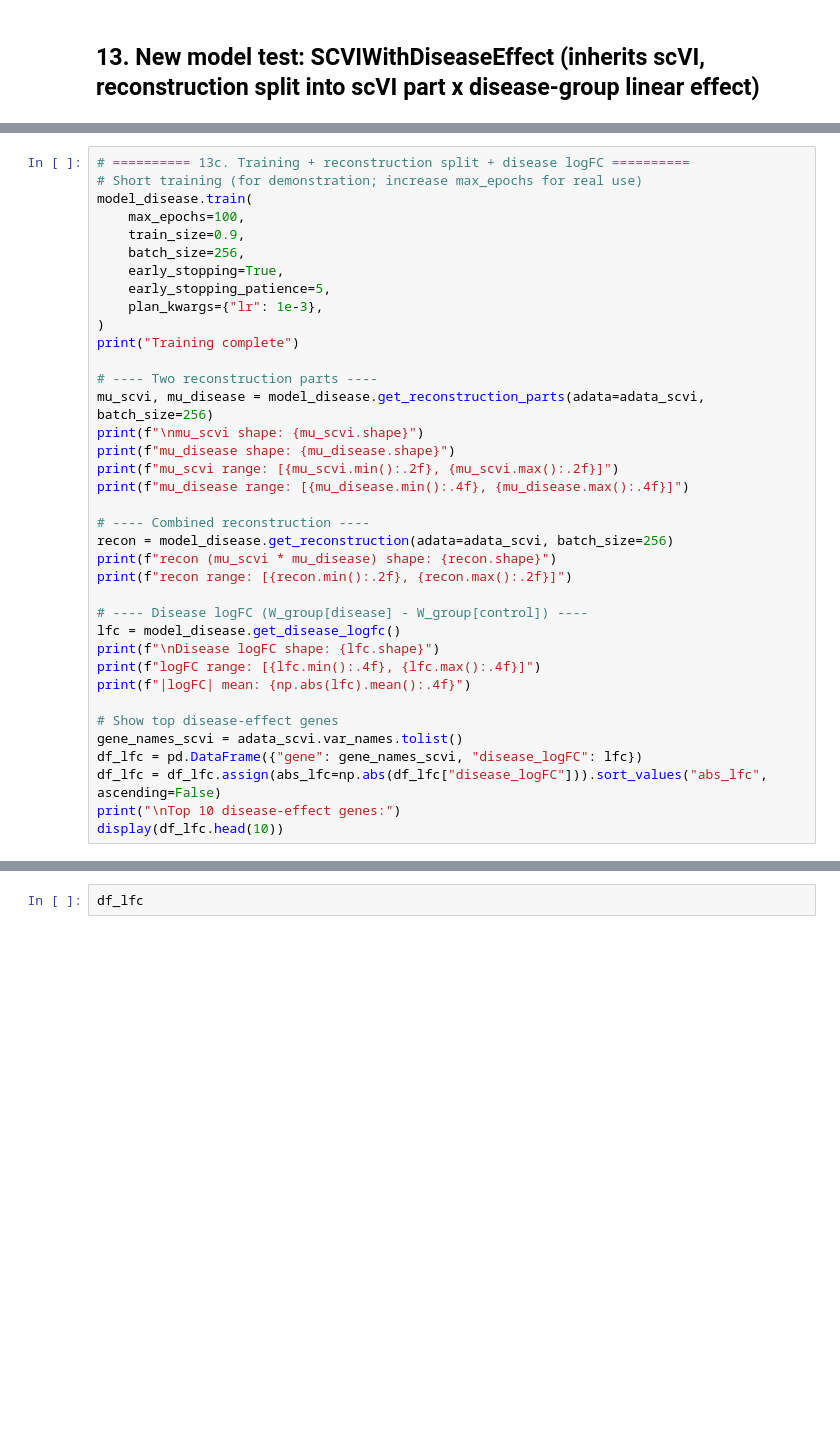
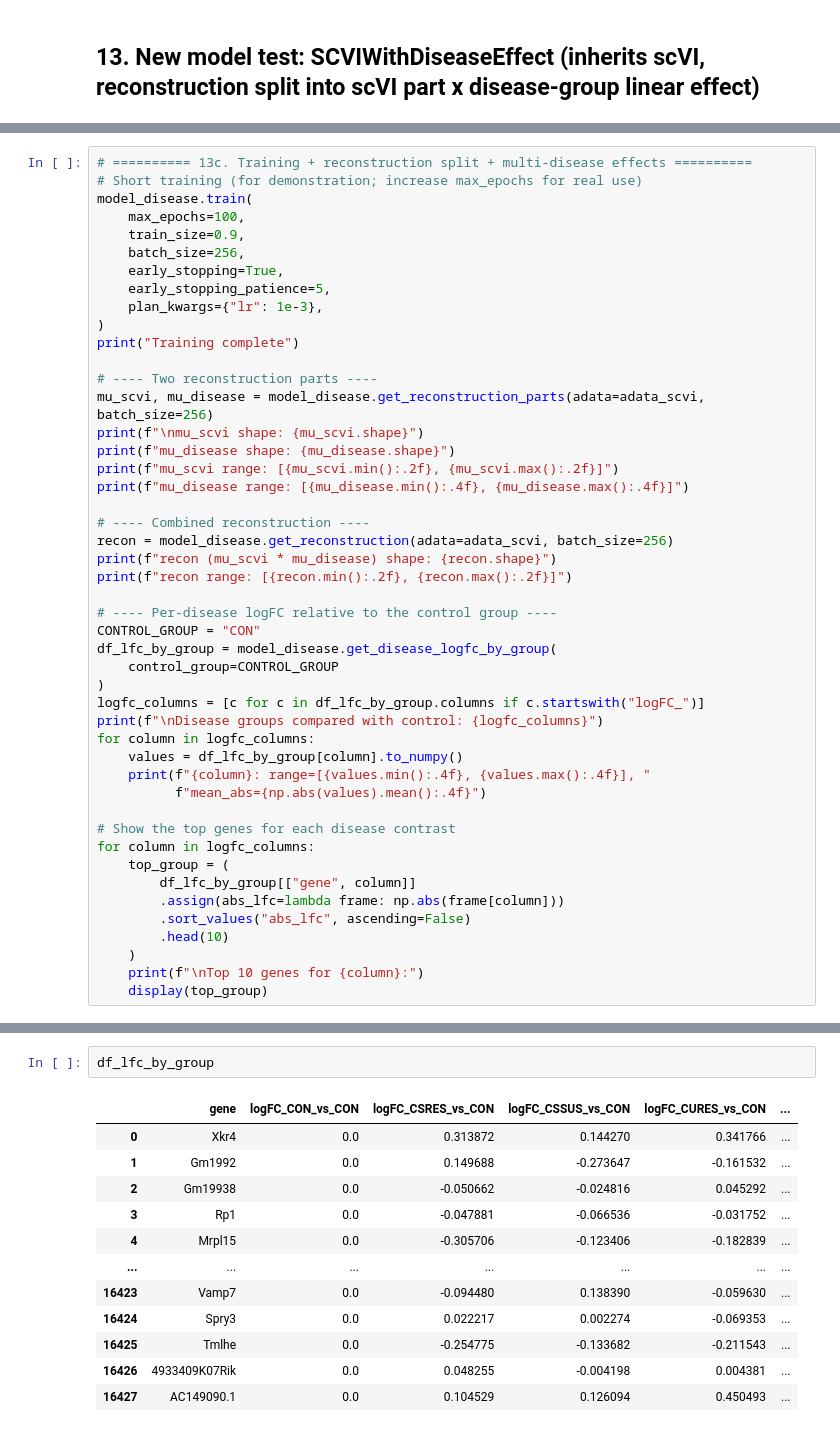
Before and after one commit to juychen/RUVDEG, a Jupyter notebook: testRUVVAE_ZINB.ipynb, the cells around one changed output, grey strips where cells are left out. Drawn from its saved outputs; the diff is of its cells as text; blank space fills up the shorter version.

```diff
--- a/testRUVVAE_ZINB.ipynb
+++ b/testRUVVAE_ZINB.ipynb
@@ -371,5 +476,5 @@ for tensors in scdl:
 # %%
-# ========== 13c. Training + reconstruction split + disease logFC ==========
+# ========== 13c. Training + reconstruction split + multi-disease effects ==========
 # Short training (for demonstration; increase max_epochs for real use)
 model_disease.train(
     max_epochs=100,
@@ -393,15 +498,25 @@ recon = model_disease.get_reconstruction(adata=adata_scvi, batch_size=256)
 print(f"recon (mu_scvi * mu_disease) shape: {recon.shape}")
 print(f"recon range: [{recon.min():.2f}, {recon.max():.2f}]")
 
-# ---- Disease logFC (W_group[disease] - W_group[control]) ----
-lfc = model_disease.get_disease_logfc()
-print(f"\nDisease logFC shape: {lfc.shape}")
-print(f"logFC range: [{lfc.min():.4f}, {lfc.max():.4f}]")
-print(f"|logFC| mean: {np.abs(lfc).mean():.4f}")
+# ---- Per-disease logFC relative to the control group ----
+CONTROL_GROUP = "CON"
+df_lfc_by_group = model_disease.get_disease_logfc_by_group(
+    control_group=CONTROL_GROUP
+)
+logfc_columns = [c for c in df_lfc_by_group.columns if c.startswith("logFC_")]
+print(f"\nDisease groups compared with control: {logfc_columns}")
+for column in logfc_columns:
+    values = df_lfc_by_group[column].to_numpy()
+    print(f"{column}: range=[{values.min():.4f}, {values.max():.4f}], "
+          f"mean_abs={np.abs(values).mean():.4f}")
 
-# Show top disease-effect genes
-gene_names_scvi = adata_scvi.var_names.tolist()
-df_lfc = pd.DataFrame({"gene": gene_names_scvi, "disease_logFC": lfc})
-df_lfc = df_lfc.assign(abs_lfc=np.abs(df_lfc["disease_logFC"])).sort_values("abs_lfc", ascending=False)
-print("\nTop 10 disease-effect genes:")
-display(df_lfc.head(10))
+# Show the top genes for each disease contrast
+for column in logfc_columns:
+    top_group = (
+        df_lfc_by_group[["gene", column]]
+        .assign(abs_lfc=lambda frame: np.abs(frame[column]))
+        .sort_values("abs_lfc", ascending=False)
+        .head(10)
+    )
+    print(f"\nTop 10 genes for {column}:")
+    display(top_group)
@@ -452,2 +589,15 @@ print("✓ Disease logFC = W_group[disease] - W_group[control]")
 # %%
-df_lfc
+df_lfc_by_group
+# %% [output]
+|  | gene | logFC_CON_vs_CON | logFC_CSRES_vs_CON | logFC_CSSUS_vs_CON | logFC_CURES_vs_CON | ... |
+| 0 | Xkr4 | 0.0 | 0.313872 | 0.144270 | 0.341766 | ... |
+| 1 | Gm1992 | 0.0 | 0.149688 | -0.273647 | -0.161532 | ... |
+| 2 | Gm19938 | 0.0 | -0.050662 | -0.024816 | 0.045292 | ... |
+| 3 | Rp1 | 0.0 | -0.047881 | -0.066536 | -0.031752 | ... |
+| 4 | Mrpl15 | 0.0 | -0.305706 | -0.123406 | -0.182839 | ... |
+| ... | ... | ... | ... | ... | ... | ... |
+| 16423 | Vamp7 | 0.0 | -0.094480 | 0.138390 | -0.059630 | ... |
+| 16424 | Spry3 | 0.0 | 0.022217 | 0.002274 | -0.069353 | ... |
+| 16425 | Tmlhe | 0.0 | -0.254775 | -0.133682 | -0.211543 | ... |
+| 16426 | 4933409K07Rik | 0.0 | 0.048255 | -0.004198 | 0.004381 | ... |
+| 16427 | AC149090.1 | 0.0 | 0.104529 | 0.126094 | 0.450493 | ... |
```
Also changed, not shown: parts of 13 cells of this notebook, 1 other file.
